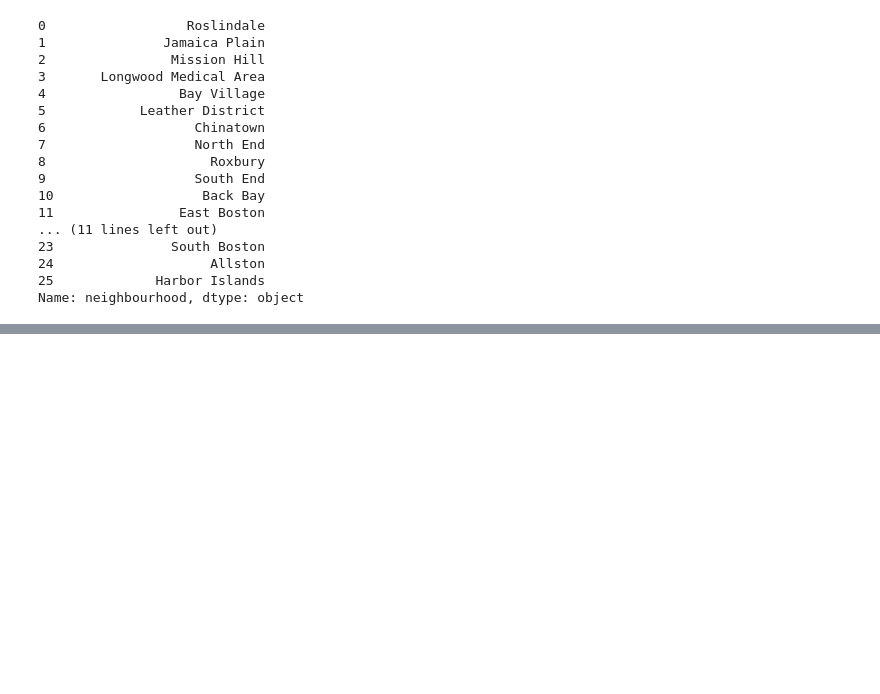
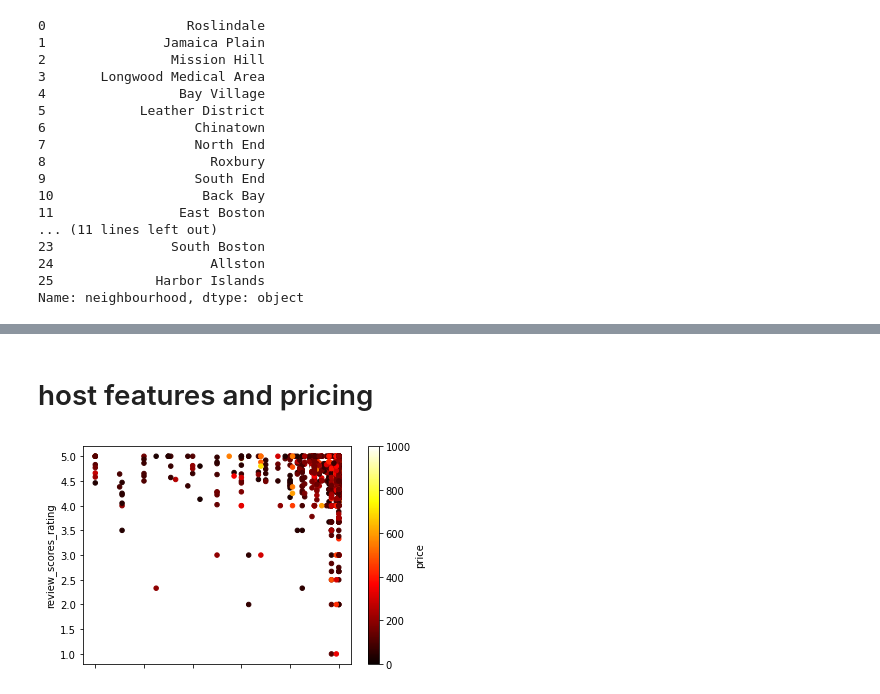
Before and after one commit to Fabrizio-Andrew/Vacation-Rental-Pricing-Estimator, a Jupyter notebook: experimentation/eda0.ipynb, the cells around one changed output, grey strips where cells are left out. Drawn from its saved outputs; the diff is of its cells as text; code cells hidden in the pictures; blank space fills up the shorter version.

```diff
--- a/experimentation/eda0.ipynb
+++ b/experimentation/eda0.ipynb
@@ -12,4 +14,14 @@ import geopandas as gpd
 %matplotlib inline
+# %%
+## Some utility functions
+def percentToInt(percentString):
+    return int(percentString.rstrip("%"))
+def trueFalseToBinary(tfstring):
+    return 1 if tfstring=='t' else '0'
+def stringListToList(stringList):
+    return ast.literal_eval(stringList)
+def stringListToCount(stringList):
+    return len(ast.literal_eval(stringList))
 # %% [markdown]
 # importing the data
 # %%
@@ -301,0 +318,17 @@ bostonGEO.plot(column='price', cmap='afmhot')
+# %% [markdown]
+# host features and pricing
+# %%
+# fig, axes = plt.subplots(nrows=2, ncols=2)
+
+# host reposnse rate; remove % sign, convert to integer
+df_none_null['host_response_rate'] = df_none_null['host_response_rate'].map(percentToInt)
+#  host_acceptance_rate:
+df_none_null['host_acceptance_rate'] = df_none_null['host_acceptance_rate'].map(percentToInt)
+# , ax=axes[0,0])
+# %%
+plot = df_none_null.plot.scatter(x="host_response_rate", y="review_scores_rating",
+        c="price",colormap='hot')
+# plot.set_xlim([80,102])
+# plot.set_ylim([3.5,5])
+# %% [output]
+[figure, added]
```
Also changed, not shown: parts of 22 cells of this notebook, 1 other file.
